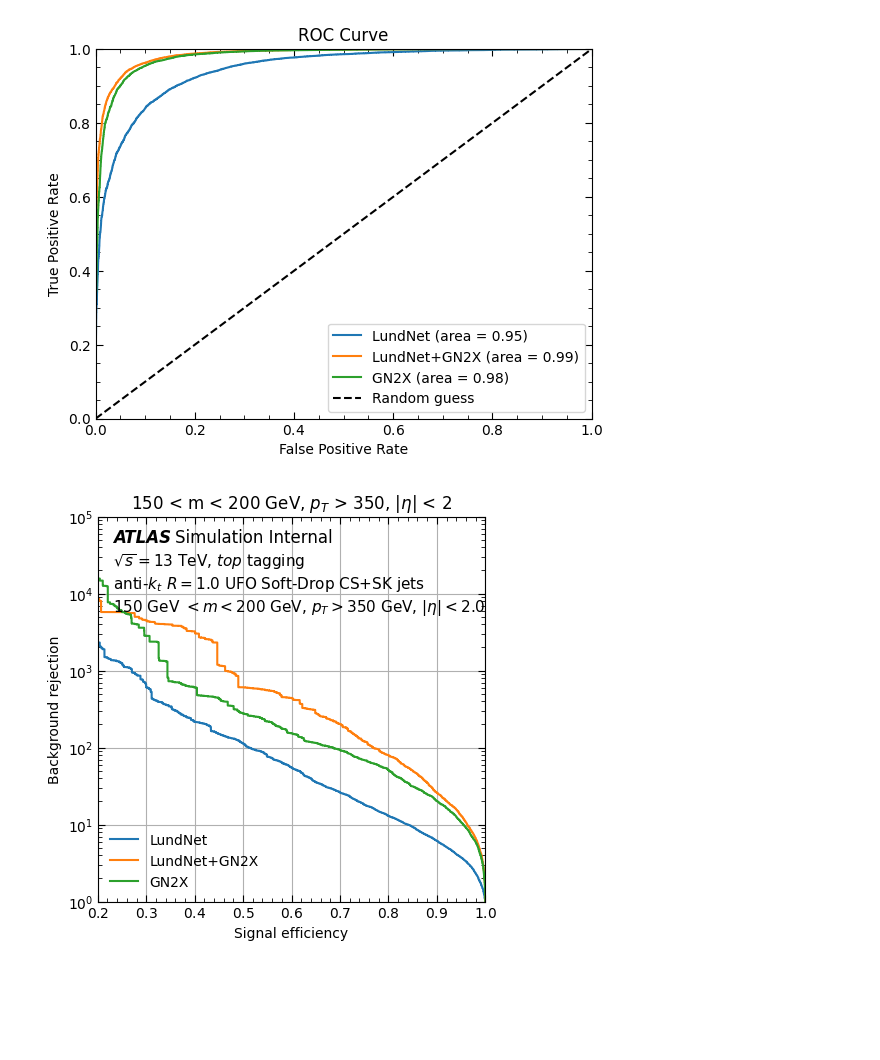
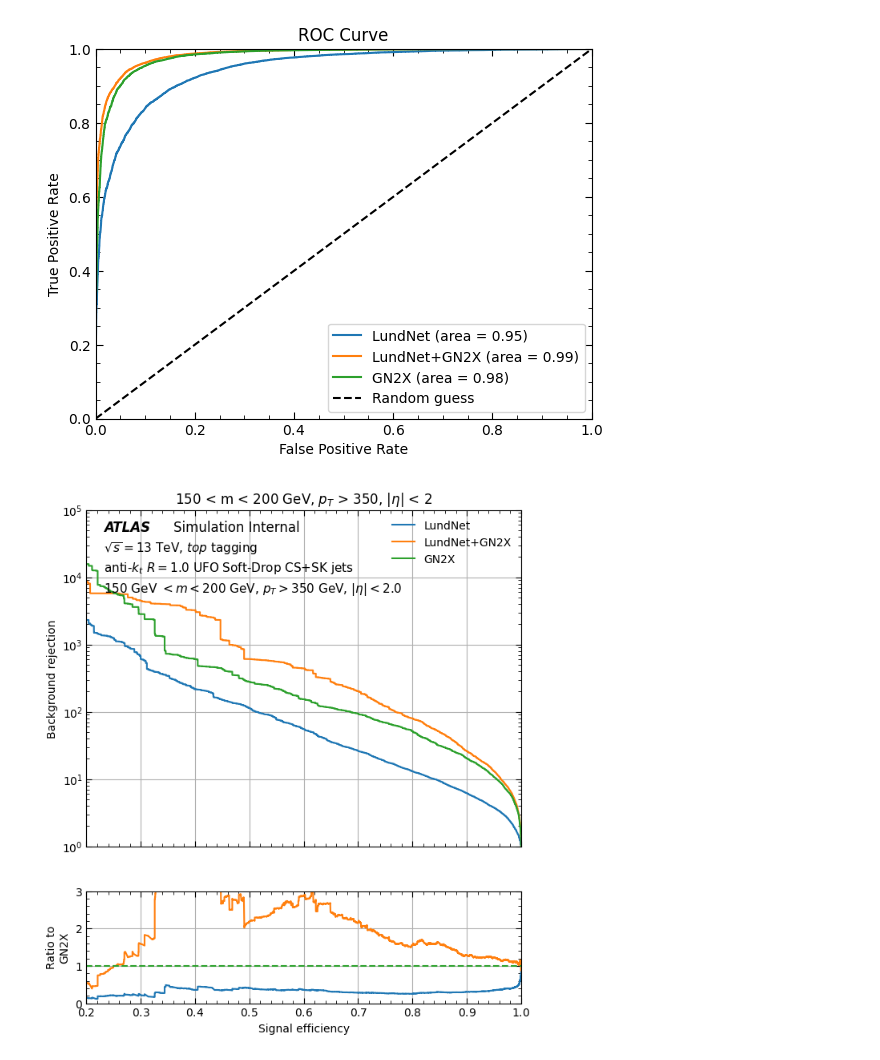
Before and after one commit to KonDoran/lundtoptagger, a Jupyter notebook: plotting.ipynb, the cells around one changed output. Saved outputs shown, nothing was run; the diff lists cells and outputs as text; code cells hidden in the pictures; blank space fills up the shorter version.

Commit message:
ROC curve ratios

```diff
--- a/plotting.ipynb
+++ b/plotting.ipynb
@@ -317,37 +317,67 @@ plt.show()
 # %%
 selected_models = models.keys()  # Use all models for now
 
-fig, ax1 = plt.subplots(figsize=(5, 5))
+show_grid = True
+
+plot_ratio = True
+reference_model = "GN2X"
+
+if plot_ratio:
+    fig, (ax1, ax2) = plt.subplots(2, 1, figsize=(7, 8), gridspec_kw={'height_ratios': [3, 1]}, sharex=True)
+else:
+    fig, ax1 = plt.subplots(figsize=(5, 5))
 
 for trained_model in selected_models:
     fpr = models[trained_model]["fpr"]
     tpr = models[trained_model]["tpr"]
-    plt.plot(tpr, 1/fpr, label=f"{trained_model}")
+    ax1.plot(tpr, 1/fpr, label=f"{trained_model}")
 
-plt.title(f"{m_min} < m < {m_max} GeV, $p_T$ > {pt_min}, |$\eta$| < {eta_max}")
+ax1.set_title(f"{m_min} < m < {m_max} GeV, $p_T$ > {pt_min}, |$\eta$| < {eta_max}")
 plt.xlabel("Signal efficiency")
-plt.ylabel("Background rejection")
+ax1.set_ylabel("Background rejection")
 plt.xlim([0.2, 1])
-plt.ylim([1, 1e5])
-plt.yscale("log")
-plt.legend(frameon=False)
-# plt.legend(frameon=False, bbox_to_anchor=(1.04,0.5), loc="center left")
+ax1.set_ylim([1, 1e5])
+ax1.set_yscale("log")
+ax1.legend(frameon=False)
+# ax1.legend(frameon=False, bbox_to_anchor=(1.04,0.5), loc="center left")
 
 # Add ATLAS label
 atlas_label = r"ATLAS"
 atlas_sim = r"Simulation Internal"
 atlas_info = r"$\sqrt{s} = 13$ TeV, $top$ tagging"  # TODO: make it autimatically use W or top based on selected config
 jet_info = r"anti-$k_t$ $R=1.0$ UFO Soft-Drop CS+SK jets"
 selection_info = r"$150$ GeV $< m < 200$ GeV, $p_T > 350$ GeV, $| \eta | < 2.0$"
 # selection_info = r"$m > 40$ GeV, $p_T > 350$ GeV, $| \eta | < 2.0$" # TODO: make this dynamic based on selection
 text_args = {"transform": ax1.transAxes, "va": 'top'}
 ax1.text(0.04, 0.97, atlas_label,    fontsize=12, **text_args, fontweight='bold', style='italic')
 ax1.text(0.20, 0.97, atlas_sim,      fontsize=12, **text_args)
 ax1.text(0.04, 0.91, atlas_info,     fontsize=11, **text_args)
 ax1.text(0.04, 0.85, jet_info,       fontsize=11, **text_args)
 ax1.text(0.04, 0.79, selection_info, fontsize=11, **text_args)
 
-plt.grid(True)
+# Ratio subplot
+if plot_ratio:
+    ref_fpr = models[reference_model]["fpr"]
+    ref_tpr = models[reference_model]["tpr"]
+
+    for i, trained_model in enumerate(selected_models):
+        color = f"C{i}"
+        if trained_model == reference_model:
+            ax2.axhline(1, color=color, ls="--")
+            continue
+        fpr = models[trained_model]["fpr"]
+        tpr = models[trained_model]["tpr"]
+        # Interpolate to reference tpr points
+        interp_rej = np.interp(ref_tpr, tpr, 1/fpr, left=np.nan, right=np.nan)
+        ref_rej = 1/ref_fpr
+        ratio = interp_rej / ref_rej
+        ax2.plot(ref_tpr, ratio, label=f"{trained_model} / {reference_model}", color=color)
+
+    ax2.set_ylabel(f"Ratio to\n{reference_model}")
+    ax2.set_ylim([0, 3])
+    ax2.grid(show_grid)
+
+ax1.grid(show_grid)
 plt.show()
 # %% [output]
-[figure, old version]
+[figure, new version]
```
Also changed, not shown: 1 other file.
